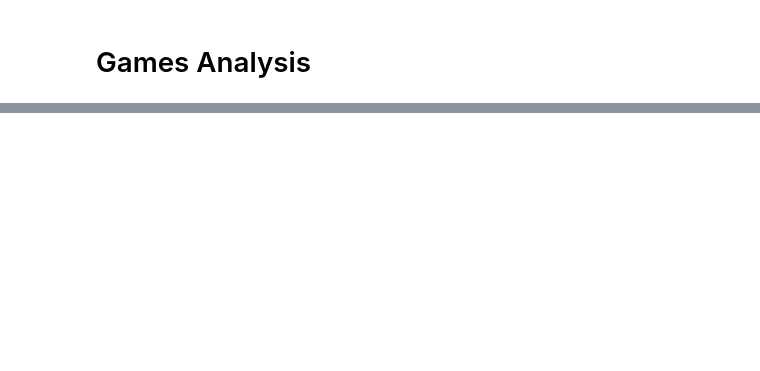
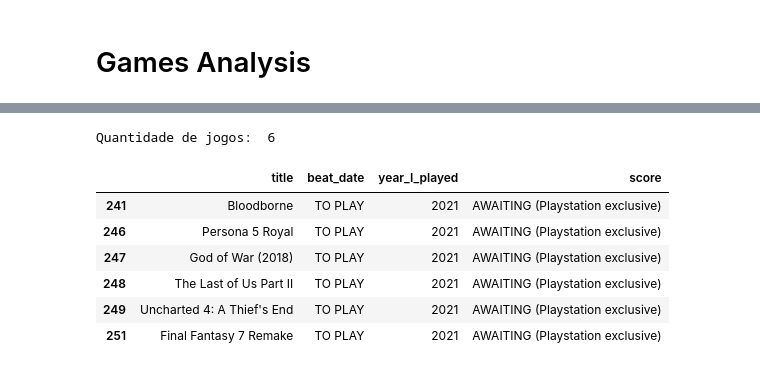
Before and after one commit to andredarcie/my-life-data, a Jupyter notebook: games_analysis.ipynb, the cells around one changed output, grey strips where cells are left out. Drawn from its saved outputs; the diff is of its cells as text; code cells hidden in the pictures; blank space fills up the shorter version.

```diff
--- a/games_analysis.ipynb
+++ b/games_analysis.ipynb
@@ -57,0 +58,13 @@ df.groupby('year_I_played')['title'].count().plot(kind='bar')
+# %%
+playstation_games = df[df['score'] == ' AWAITING (Playstation exclusive)']
+print('Quantidade de jogos: ', len(playstation_games))
+playstation_games
+# %% [output]
+Quantidade de jogos:  6
+|  | title | beat_date | year_I_played | score |
+| 241 | Bloodborne | TO PLAY | 2021 | AWAITING (Playstation exclusive) |
+| 246 | Persona 5 Royal | TO PLAY | 2021 | AWAITING (Playstation exclusive) |
+| 247 | God of War (2018) | TO PLAY | 2021 | AWAITING (Playstation exclusive) |
+| 248 | The Last of Us Part II | TO PLAY | 2021 | AWAITING (Playstation exclusive) |
+| 249 | Uncharted 4: A Thief's End | TO PLAY | 2021 | AWAITING (Playstation exclusive) |
+| 251 | Final Fantasy 7 Remake | TO PLAY | 2021 | AWAITING (Playstation exclusive) |
```
Also changed, not shown: parts of 6 cells of this notebook.
